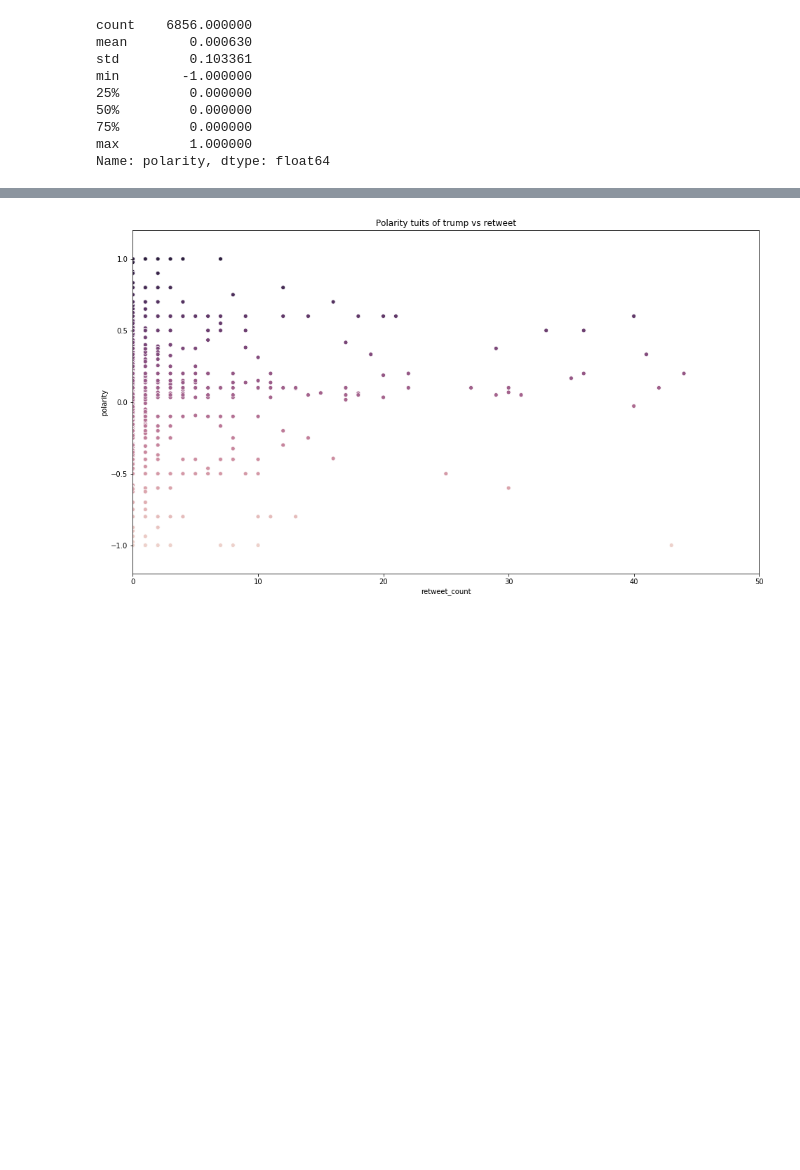
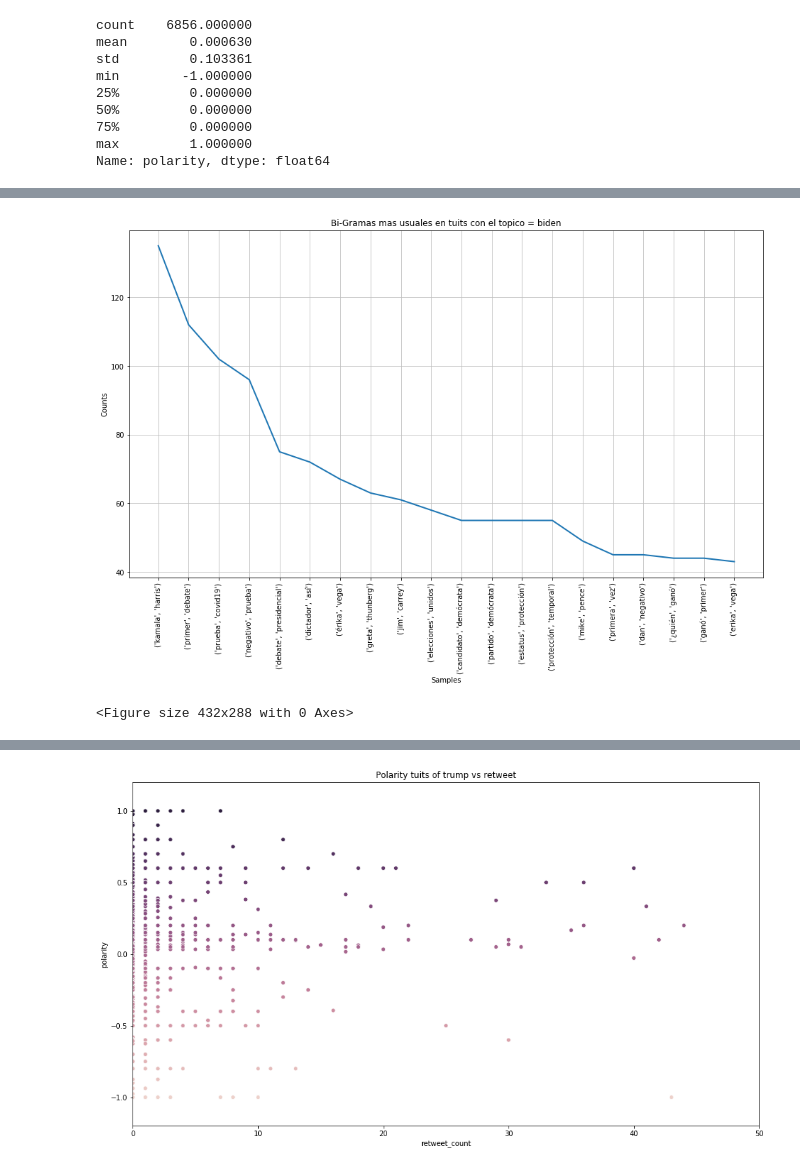
Before and after one commit to AnthonyPernia/TuitsAnalyzerElectionsUnitedStates2020, a Jupyter notebook: analysis_of_tweets.ipynb, the cells around one changed output, grey strips where cells are left out. Cells and saved outputs as stored; diff of their text form; code cells hidden in the pictures; blank space fills up the shorter version.

```diff
--- a/analysis_of_tweets.ipynb
+++ b/analysis_of_tweets.ipynb
@@ -244,0 +265,9 @@ plt.show()
+# %%
+fdist_b = FreqDist(tokenice_ngrams(text_b, 2))
+plt.figure(figsize=(16,9), facecolor=None)
+plt.title(f'Bi-Gramas mas usuales en tuits con el topico = {topico_b}')
+fdist_b.plot(20)
+plt.savefig('images/b_bigrams_more.png')
+# %% [output]
+[figure, added]
+<Figure size 432x288 with 0 Axes>
```
Also changed, not shown: parts of 19 cells of this notebook, 6 other files.
